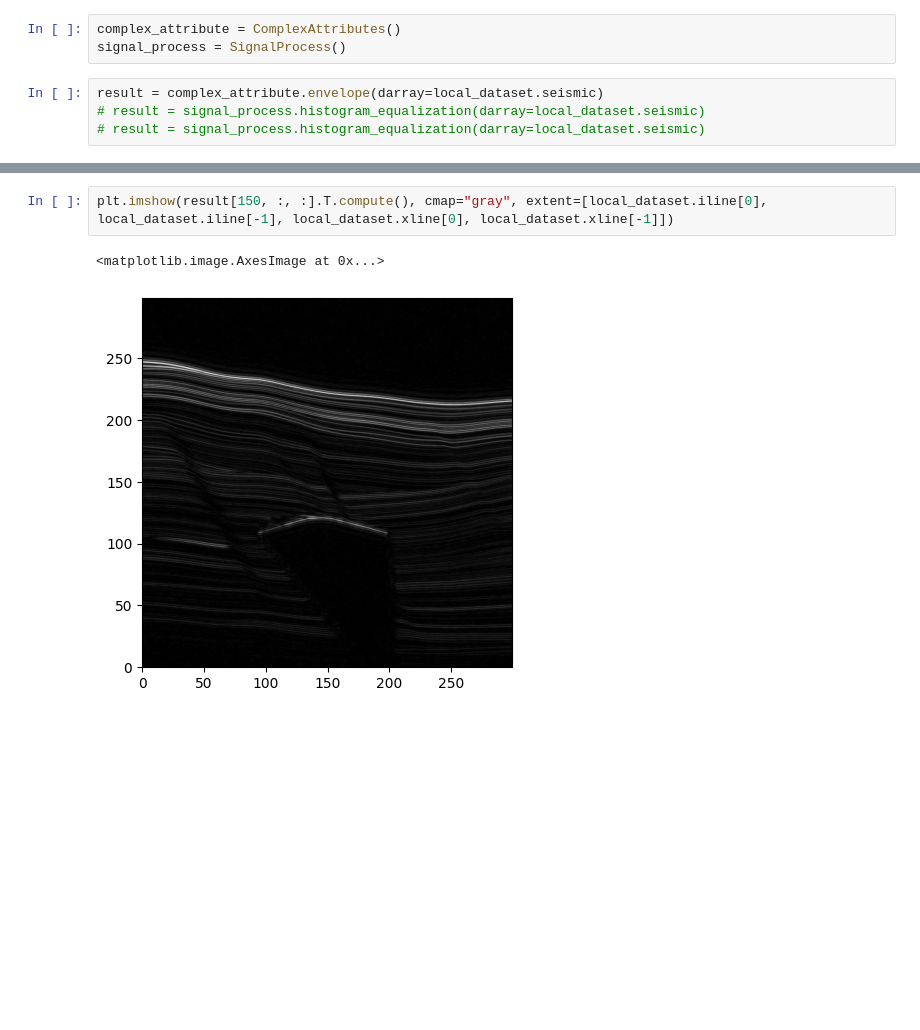
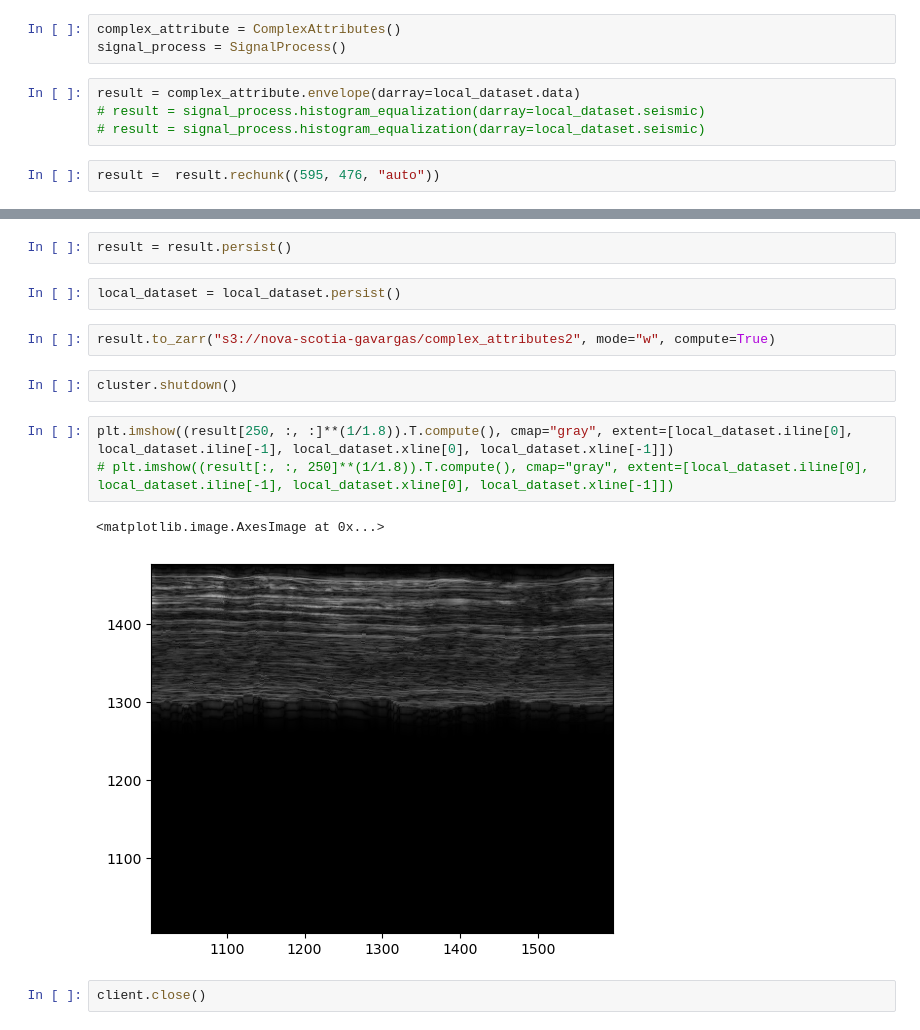
Before and after one commit to gavargas22/coiled-examples, a Jupyter notebook: compute_attribute.ipynb, the cells around one changed output, grey strips where cells are left out. Drawn from its saved outputs; the diff is of its cells as text; blank space fills up the shorter version.

```diff
--- a/compute_attribute.ipynb
+++ b/compute_attribute.ipynb
@@ -26,9 +60,11 @@ from d2geo.attributes.SignalProcess import SignalProcess
 complex_attribute = ComplexAttributes()
 signal_process = SignalProcess()
 # %%
-result = complex_attribute.envelope(darray=local_dataset.seismic)
+result = complex_attribute.envelope(darray=local_dataset.data)
 # result = signal_process.histogram_equalization(darray=local_dataset.seismic)
 # result = signal_process.histogram_equalization(darray=local_dataset.seismic)
+# %%
+result =  result.rechunk((595, 476, "auto"))
 # %%
 result
 # %% [output]
@@ -36,5 +72,16 @@ result
+# %%
+result = result.persist()
+# %%
+local_dataset = local_dataset.persist()
+# %%
+result.to_zarr("s3://nova-scotia-gavargas/complex_attributes2", mode="w", compute=True)
+# %%
+cluster.shutdown()
 # %%
-plt.imshow(result[150, :, :].T.compute(), cmap="gray", extent=[local_dataset.iline[0], local_dataset.iline[-1], local_dataset.xline[0], local_dataset.xline[-1]])
+plt.imshow((result[250, :, :]**(1/1.8)).T.compute(), cmap="gray", extent=[local_dataset.iline[0], local_dataset.iline[-1], local_dataset.xline[0], local_dataset.xline[-1]])
+# plt.imshow((result[:, :, 250]**(1/1.8)).T.compute(), cmap="gray", extent=[local_dataset.iline[0], local_dataset.iline[-1], local_dataset.xline[0], local_dataset.xline[-1]])
 # %% [output]
 <matplotlib.image.AxesImage at 0x...>
-[figure, old version]
+[figure, new version]
+# %%
+client.close()
```
Also changed, not shown: parts of 6 cells of this notebook, 3 other files.
